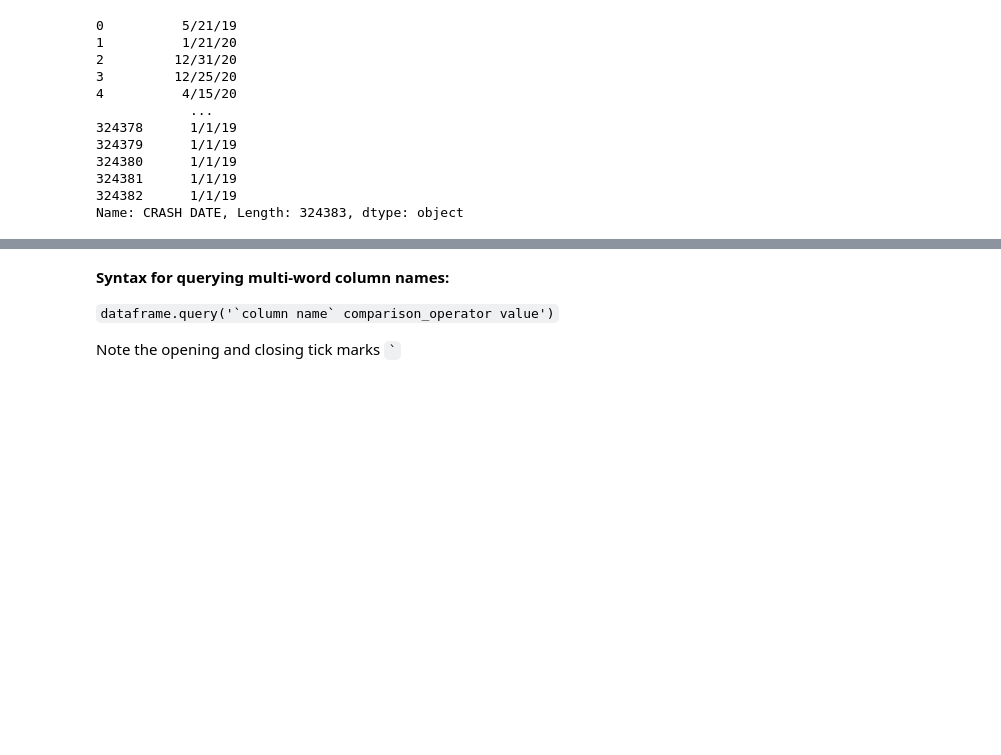
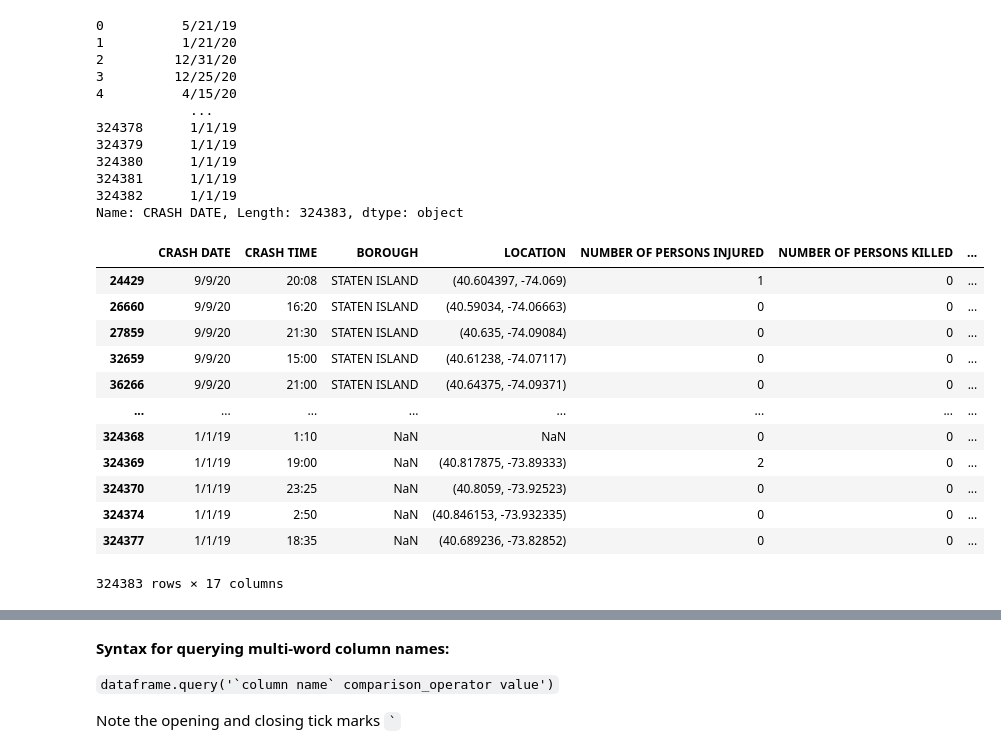
Before and after one commit to arubybonilla/2023-spring-data-journalism, a Jupyter notebook: data_hw_w5/hw-for-wk-05-filter-subset-BLANKS.ipynb, the cells around one changed output, grey strips where cells are left out. Cells and saved outputs as stored; diff of their text form; code cells hidden in the pictures; blank space fills up the shorter version.

```diff
--- a/data_hw_w5/hw-for-wk-05-filter-subset-BLANKS.ipynb
+++ b/data_hw_w5/hw-for-wk-05-filter-subset-BLANKS.ipynb
@@ -121,5 +121,20 @@ df["CRASH DATE"]
 Name: CRASH DATE, Length: 324383, dtype: object
 # %%
 ## Which borough had the most crashes?
+df.sort_values(by=["CRASH DATE", "BOROUGH"], ascending=False)
+# %% [output]
+|  | CRASH DATE | CRASH TIME | BOROUGH | LOCATION | NUMBER OF PERSONS INJURED | NUMBER OF PERSONS KILLED | ... |
+| 24429 | 9/9/20 | 20:08 | STATEN ISLAND | (40.604397, -74.069) | 1 | 0 | ... |
+| 26660 | 9/9/20 | 16:20 | STATEN ISLAND | (40.59034, -74.06663) | 0 | 0 | ... |
+| 27859 | 9/9/20 | 21:30 | STATEN ISLAND | (40.635, -74.09084) | 0 | 0 | ... |
+| 32659 | 9/9/20 | 15:00 | STATEN ISLAND | (40.61238, -74.07117) | 0 | 0 | ... |
+| 36266 | 9/9/20 | 21:00 | STATEN ISLAND | (40.64375, -74.09371) | 0 | 0 | ... |
+| ... | ... | ... | ... | ... | ... | ... | ... |
+| 324368 | 1/1/19 | 1:10 | NaN | NaN | 0 | 0 | ... |
+| 324369 | 1/1/19 | 19:00 | NaN | (40.817875, -73.89333) | 2 | 0 | ... |
+| 324370 | 1/1/19 | 23:25 | NaN | (40.8059, -73.92523) | 0 | 0 | ... |
+| 324374 | 1/1/19 | 2:50 | NaN | (40.846153, -73.932335) | 0 | 0 | ... |
+| 324377 | 1/1/19 | 18:35 | NaN | (40.689236, -73.82852) | 0 | 0 | ... |
+324383 rows × 17 columns
 # %%
 ## What were a FIVE least encountered primary vehicles to get into a crash?
```
Also changed, not shown: parts of 9 cells of this notebook.
